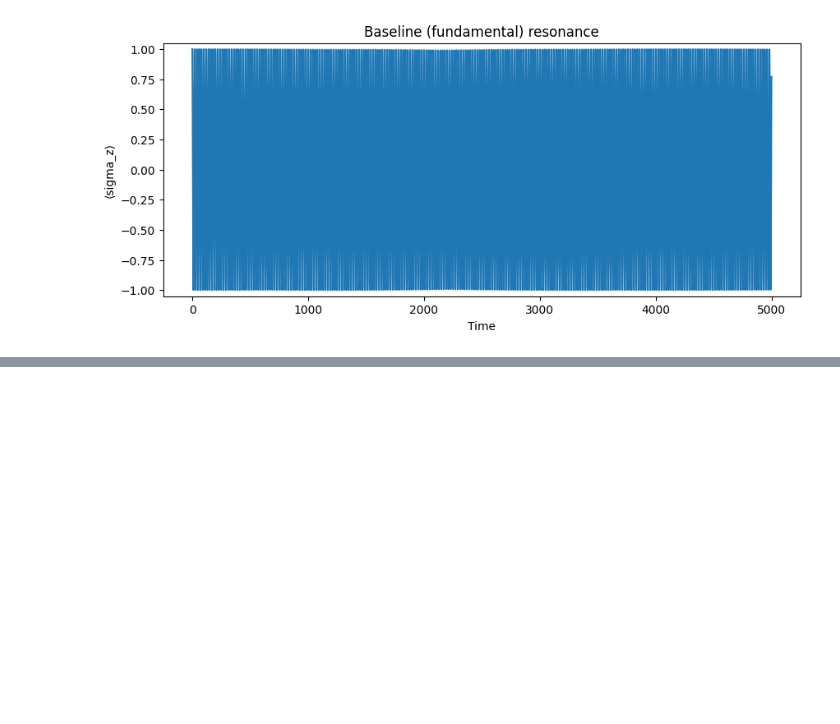
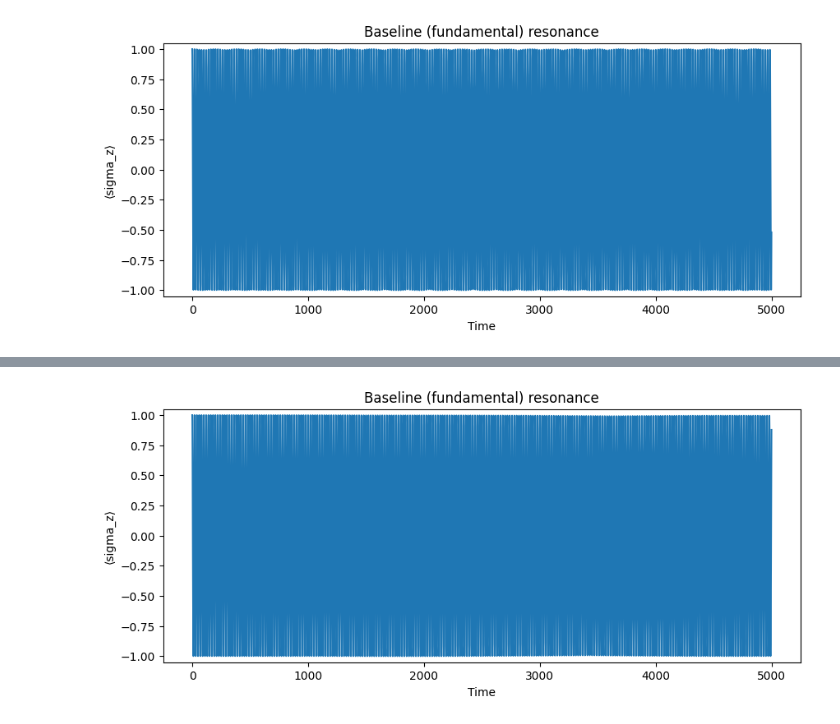
Before and after one commit to lchladek/subharmonic-resonances, a Jupyter notebook: baseline.ipynb, the cells around one changed output, grey strips where cells are left out. Cells and saved outputs as stored; diff of their text form; code cells hidden in the pictures; blank space fills up the shorter version.

```diff
--- a/baseline.ipynb
+++ b/baseline.ipynb
@@ -183,0 +236,21 @@ plt.show()
+# %%
+omega_0 = np.pi
+omega_d = omega_0
+
+theta = 0.49 * np.pi
+rabi  = 0.05 * np.pi / np.sin(theta)
+
+_, _, sz_baseline_2 = qubit_integrate_labframe(
+omega_0, omega_d, rabi, theta,
+psi0, solver, g1, g2
+)
+# %%
+plt.figure(figsize=(10,4))
+plt.plot(tlist, sz_baseline_2)
+plt.title("Baseline (fundamental) resonance")
+plt.xlabel("Time")
+plt.ylabel("⟨sigma_z⟩")
+plt.ylim(-1.05, 1.05)
+plt.show()
+# %% [output]
+[figure, added]
```
Also changed, not shown: parts of 24 cells of this notebook.
